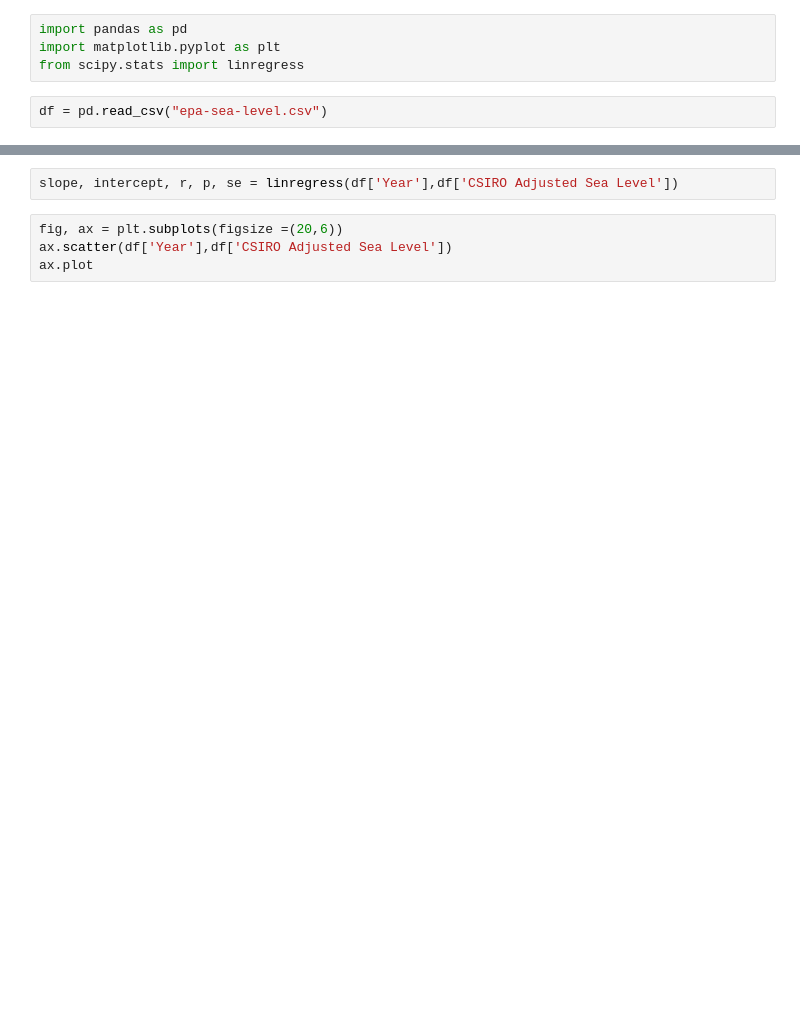
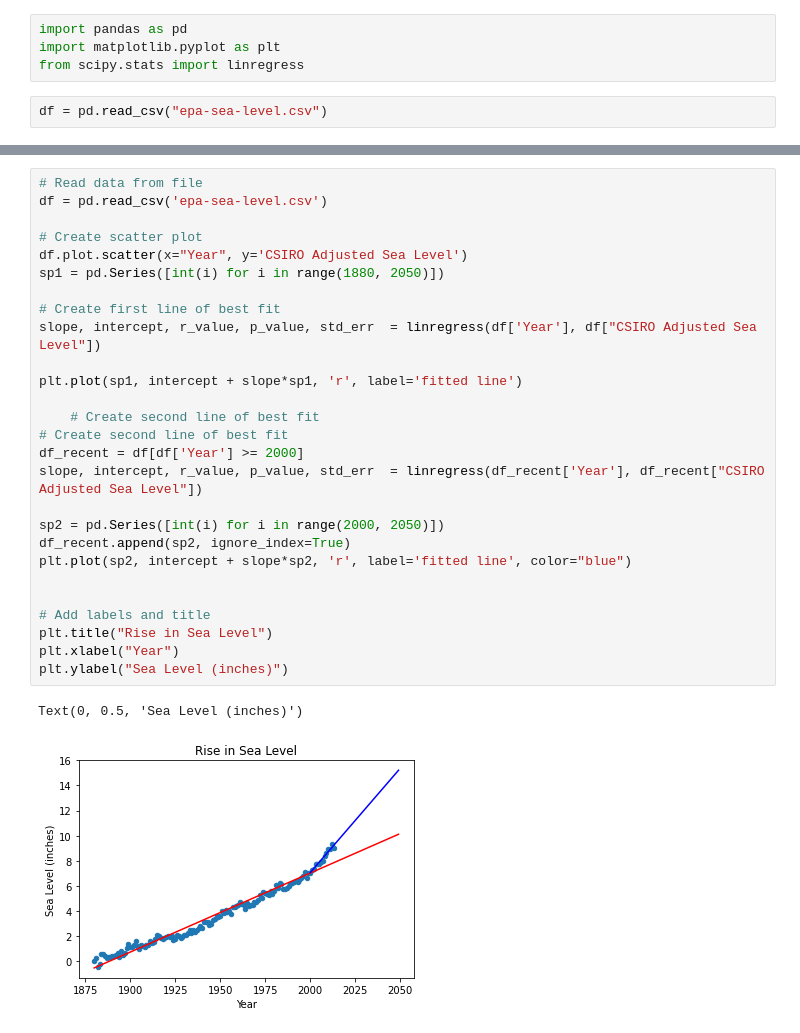
Before and after one commit to leusb/FreeCodeCamp, a Jupyter notebook: Python_Data_Analysis/sea-level-predictor/Untitled.ipynb, the cells around one changed output, grey strips where cells are left out. Drawn from its saved outputs; the diff is of its cells as text; blank space fills up the shorter version.

Commit message:
data analysis projects done

```diff
--- a/Python_Data_Analysis/sea-level-predictor/Untitled.ipynb
+++ b/Python_Data_Analysis/sea-level-predictor/Untitled.ipynb
@@ -57,6 +73,30 @@ ax.plot(x,y, test.slope*x,'r',label="fitted line")
-# %%
-slope, intercept, r, p, se = linregress(df['Year'],df['CSIRO Adjusted Sea Level'])
-# %%
-fig, ax = plt.subplots(figsize =(20,6))
-ax.scatter(df['Year'],df['CSIRO Adjusted Sea Level'])
-ax.plot
+# %%
+# Read data from file
+df = pd.read_csv('epa-sea-level.csv')
+
+# Create scatter plot
+df.plot.scatter(x="Year", y='CSIRO Adjusted Sea Level')
+sp1 = pd.Series([int(i) for i in range(1880, 2050)])
+
+# Create first line of best fit
+slope, intercept, r_value, p_value, std_err  = linregress(df['Year'], df["CSIRO Adjusted Sea Level"])
+
+plt.plot(sp1, intercept + slope*sp1, 'r', label='fitted line')
+
+    # Create second line of best fit
+# Create second line of best fit
+df_recent = df[df['Year'] >= 2000]
+slope, intercept, r_value, p_value, std_err  = linregress(df_recent['Year'], df_recent["CSIRO Adjusted Sea Level"])
+
+sp2 = pd.Series([int(i) for i in range(2000, 2050)])
+df_recent.append(sp2, ignore_index=True)
+plt.plot(sp2, intercept + slope*sp2, 'r', label='fitted line', color="blue")
+
+
+# Add labels and title
+plt.title("Rise in Sea Level")
+plt.xlabel("Year")
+plt.ylabel("Sea Level (inches)")
+# %% [output]
+Text(0, 0.5, 'Sea Level (inches)')
+[figure, added]
```
Also changed, not shown: parts of 10 cells of this notebook, 1 other file.
